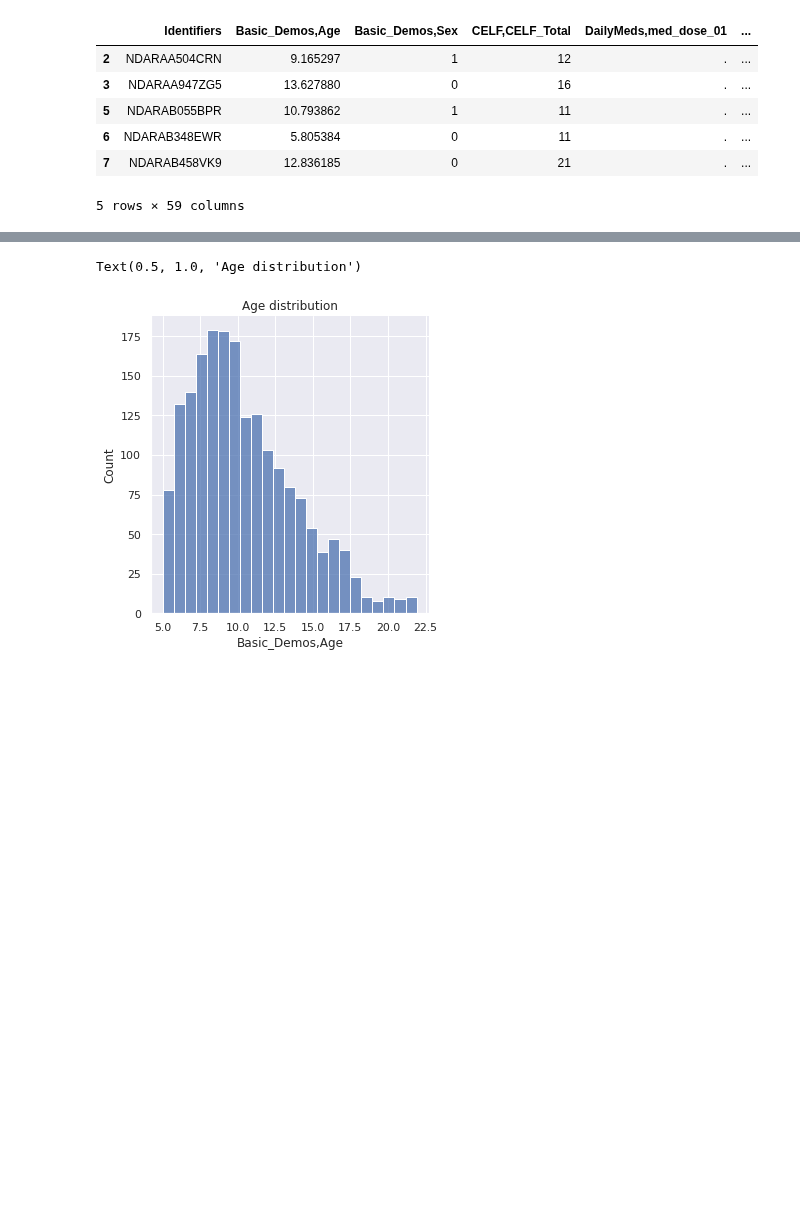
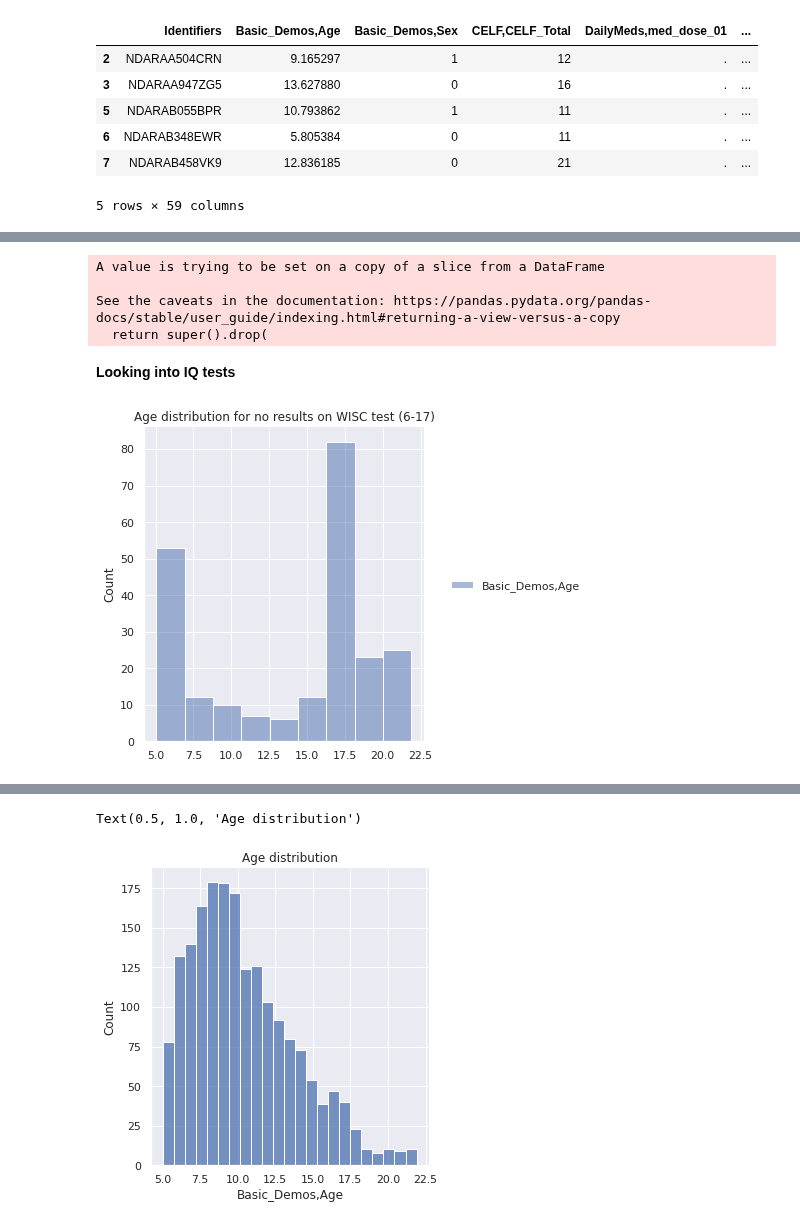
Before and after one commit to cristinarainich/Child-Mind-Institute-Project, a Jupyter notebook: Pheno_data.ipynb, the cells around one changed output, grey strips where cells are left out. Saved outputs shown, nothing was run; the diff lists cells and outputs as text; code cells hidden in the pictures; blank space fills up the shorter version.

```diff
--- a/Pheno_data.ipynb
+++ b/Pheno_data.ipynb
@@ -620,0 +629,23 @@ data_filtered.head()
+# %%
+all_meds = {}
+for i in range(1, 4):
+  all_meds['med_%s' % i] = meds(data_filtered, i)
+# %%
+meds_in_one = []
+for i in range(0, data_filtered.shape[0]):
+  participant = []
+  for sublist in all_meds:
+    subset = all_meds[sublist][i]
+    if type(subset) == str:
+      participant.append(subset)
+  if len(participant) == 0:
+    meds_in_one.append(0)
+  elif len(participant) == 1:
+    meds_in_one.append(participant[0])
+  else:
+    name = ''
+    for part in participant:
+      name = name + part + ' '
+    meds_in_one.append(name)
+# %%
+data_filtered['Medicine'] = meds_in_one
@@ -620,0 +674,22 @@ data_filtered.head()
+# %%
+for i in range(1,4):
+  name_med = 'DailyMeds,med_name_0' + str(i)
+  name_dose = 'DailyMeds,med_dose_0' + str(i)
+  data_filtered.drop([name_med], axis=1, inplace=True)
+  data_filtered.drop([name_dose], axis=1, inplace=True)
+# %% [output]
+A value is trying to be set on a copy of a slice from a DataFrame
+
+See the caveats in the documentation: https://pandas.pydata.org/pandas-docs/stable/user_guide/indexing.html#returning-a-view-versus-a-copy
+  return super().drop(
+# %% [markdown]
+**Looking into IQ tests**
+# %%
+# there are people within this age range who didn't perform WISC
+# let's see what so special about them
+sns.displot(
+    data_filtered[data_filtered['WISC,WISC_FSIQ'] == '.'][['Basic_Demos,Age']]
+);
+pl.title('Age distribution for no results on WISC test (6-17)');
+# %% [output]
+[figure, added]
```
Also changed, not shown: parts of 11 cells of this notebook.
